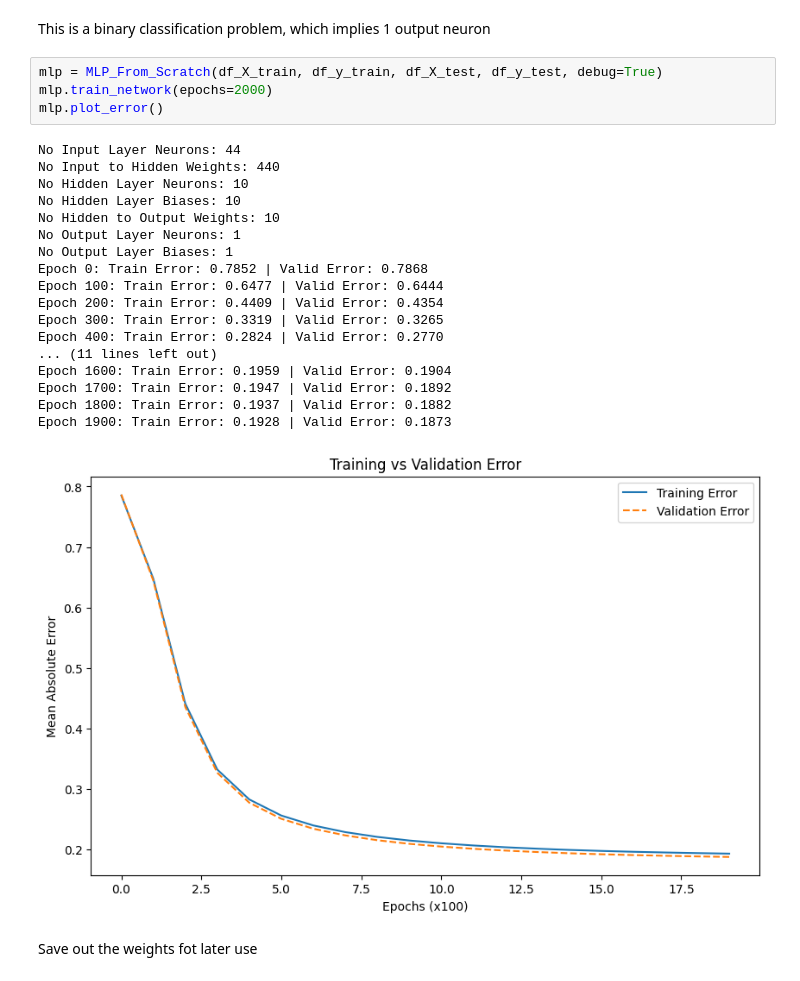
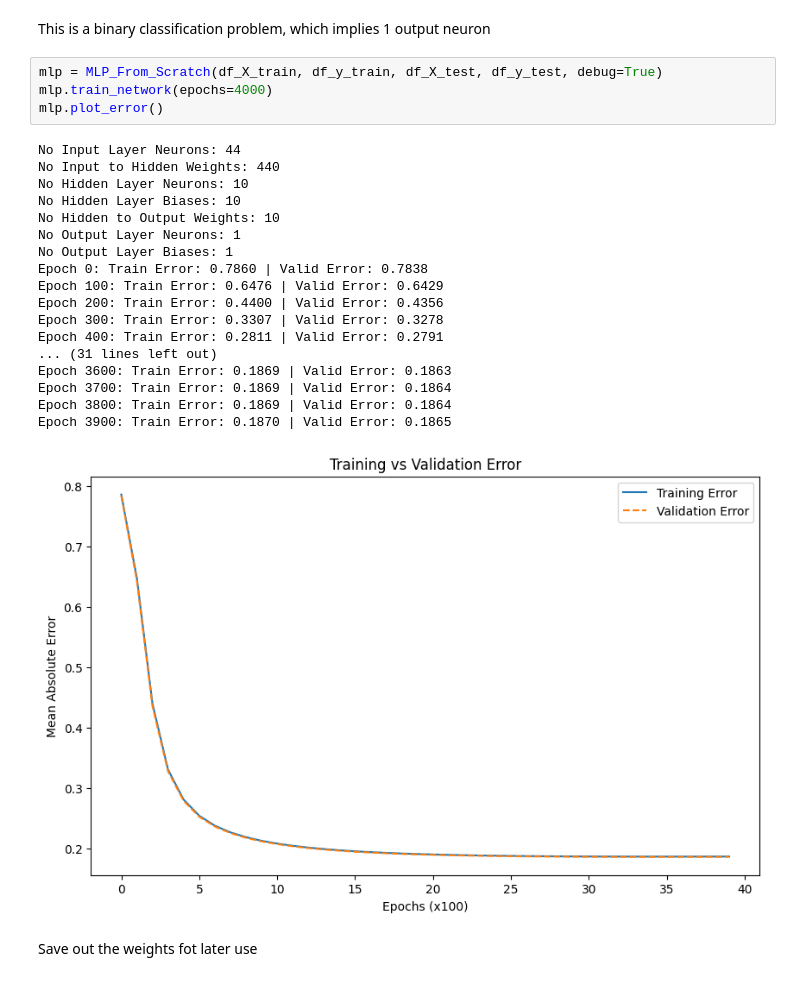
Before and after one commit to daemonchild/cardiffmet-dat6002-artificial-intelligence, a Jupyter notebook: assessment/part_2/2-From-Scratch-MLP.ipynb, the cells around one changed output. Saved outputs shown, nothing was run; the diff lists cells and outputs as text.

```diff
--- a/assessment/part_2/2-From-Scratch-MLP.ipynb
+++ b/assessment/part_2/2-From-Scratch-MLP.ipynb
@@ -590,27 +593,27 @@ class MLP_From_Scratch:
 This is a binary classification problem, which implies 1 output neuron
 # %%
 mlp = MLP_From_Scratch(df_X_train, df_y_train, df_X_test, df_y_test, debug=True)
-mlp.train_network(epochs=2000)
+mlp.train_network(epochs=4000)
 mlp.plot_error()
 # %% [output]
 No Input Layer Neurons: 44
 No Input to Hidden Weights: 440
 No Hidden Layer Neurons: 10
 No Hidden Layer Biases: 10
 No Hidden to Output Weights: 10
 No Output Layer Neurons: 1
 No Output Layer Biases: 1
-Epoch 0: Train Error: 0.7852 | Valid Error: 0.7868
-Epoch 100: Train Error: 0.6477 | Valid Error: 0.6444
-Epoch 200: Train Error: 0.4409 | Valid Error: 0.4354
-Epoch 300: Train Error: 0.3319 | Valid Error: 0.3265
-Epoch 400: Train Error: 0.2824 | Valid Error: 0.2770
-... (11 lines left out)
-Epoch 1600: Train Error: 0.1959 | Valid Error: 0.1904
-Epoch 1700: Train Error: 0.1947 | Valid Error: 0.1892
-Epoch 1800: Train Error: 0.1937 | Valid Error: 0.1882
-Epoch 1900: Train Error: 0.1928 | Valid Error: 0.1873
+Epoch 0: Train Error: 0.7860 | Valid Error: 0.7838
+Epoch 100: Train Error: 0.6476 | Valid Error: 0.6429
+Epoch 200: Train Error: 0.4400 | Valid Error: 0.4356
+Epoch 300: Train Error: 0.3307 | Valid Error: 0.3278
+Epoch 400: Train Error: 0.2811 | Valid Error: 0.2791
+... (31 lines left out)
+Epoch 3600: Train Error: 0.1869 | Valid Error: 0.1863
+Epoch 3700: Train Error: 0.1869 | Valid Error: 0.1864
+Epoch 3800: Train Error: 0.1869 | Valid Error: 0.1864
+Epoch 3900: Train Error: 0.1870 | Valid Error: 0.1865
-[figure, old version]
+[figure, new version]
 # %% [markdown]
 Save out the weights fot later use
 # %%
```
Also changed, not shown: parts of 7 cells of this notebook, 8 other files.
